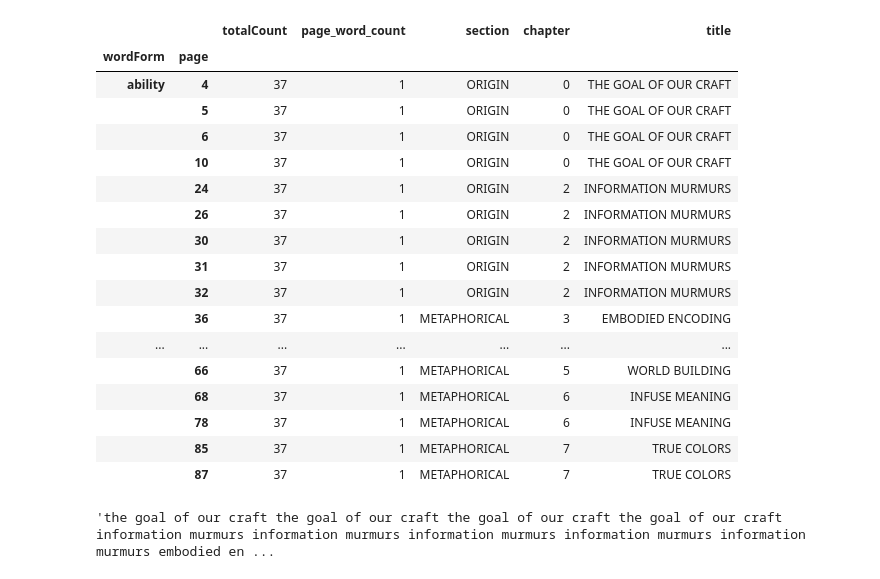
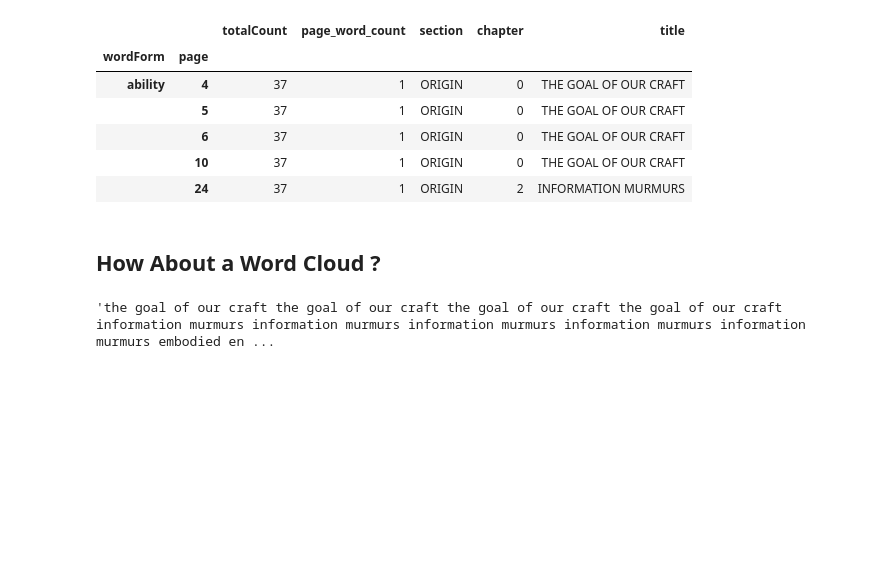
Before and after one commit to nediyonbe/Data-Challenge, a Jupyter notebook: DataViz/DataViz.ipynb, the cells around one changed output. Saved outputs shown, nothing was run; the diff lists cells and outputs as text; code cells hidden in the pictures; blank space fills up the shorter version.

```diff
--- a/DataViz/DataViz.ipynb
+++ b/DataViz/DataViz.ipynb
@@ -33,26 +28,17 @@ df = pd.merge(data2, content,
 # %%
 df.set_index(['wordForm', 'page'], inplace = True)
 # %%
-df.head(20)
+df.head()
 # %% [output]
 |  |  | totalCount | page_word_count | section | chapter | title |
 | wordForm | page |  |  |  |  |  |
 | ability | 4 | 37 | 1 | ORIGIN | 0 | THE GOAL OF OUR CRAFT |
 |  | 5 | 37 | 1 | ORIGIN | 0 | THE GOAL OF OUR CRAFT |
 |  | 6 | 37 | 1 | ORIGIN | 0 | THE GOAL OF OUR CRAFT |
 |  | 10 | 37 | 1 | ORIGIN | 0 | THE GOAL OF OUR CRAFT |
 |  | 24 | 37 | 1 | ORIGIN | 2 | INFORMATION MURMURS |
-|  | 26 | 37 | 1 | ORIGIN | 2 | INFORMATION MURMURS |
-|  | 30 | 37 | 1 | ORIGIN | 2 | INFORMATION MURMURS |
-|  | 31 | 37 | 1 | ORIGIN | 2 | INFORMATION MURMURS |
-|  | 32 | 37 | 1 | ORIGIN | 2 | INFORMATION MURMURS |
-|  | 36 | 37 | 1 | METAPHORICAL | 3 | EMBODIED ENCODING |
-| ... | ... | ... | ... | ... | ... | ... |
-|  | 66 | 37 | 1 | METAPHORICAL | 5 | WORLD BUILDING |
-|  | 68 | 37 | 1 | METAPHORICAL | 6 | INFUSE MEANING |
-|  | 78 | 37 | 1 | METAPHORICAL | 6 | INFUSE MEANING |
-|  | 85 | 37 | 1 | METAPHORICAL | 7 | TRUE COLORS |
-|  | 87 | 37 | 1 | METAPHORICAL | 7 | TRUE COLORS |
+# %% [markdown]
+## How About a Word Cloud ?
 # %%
 comment_words = ''
 # iterate through the csv file
```
Also changed, not shown: parts of 29 cells of this notebook.
